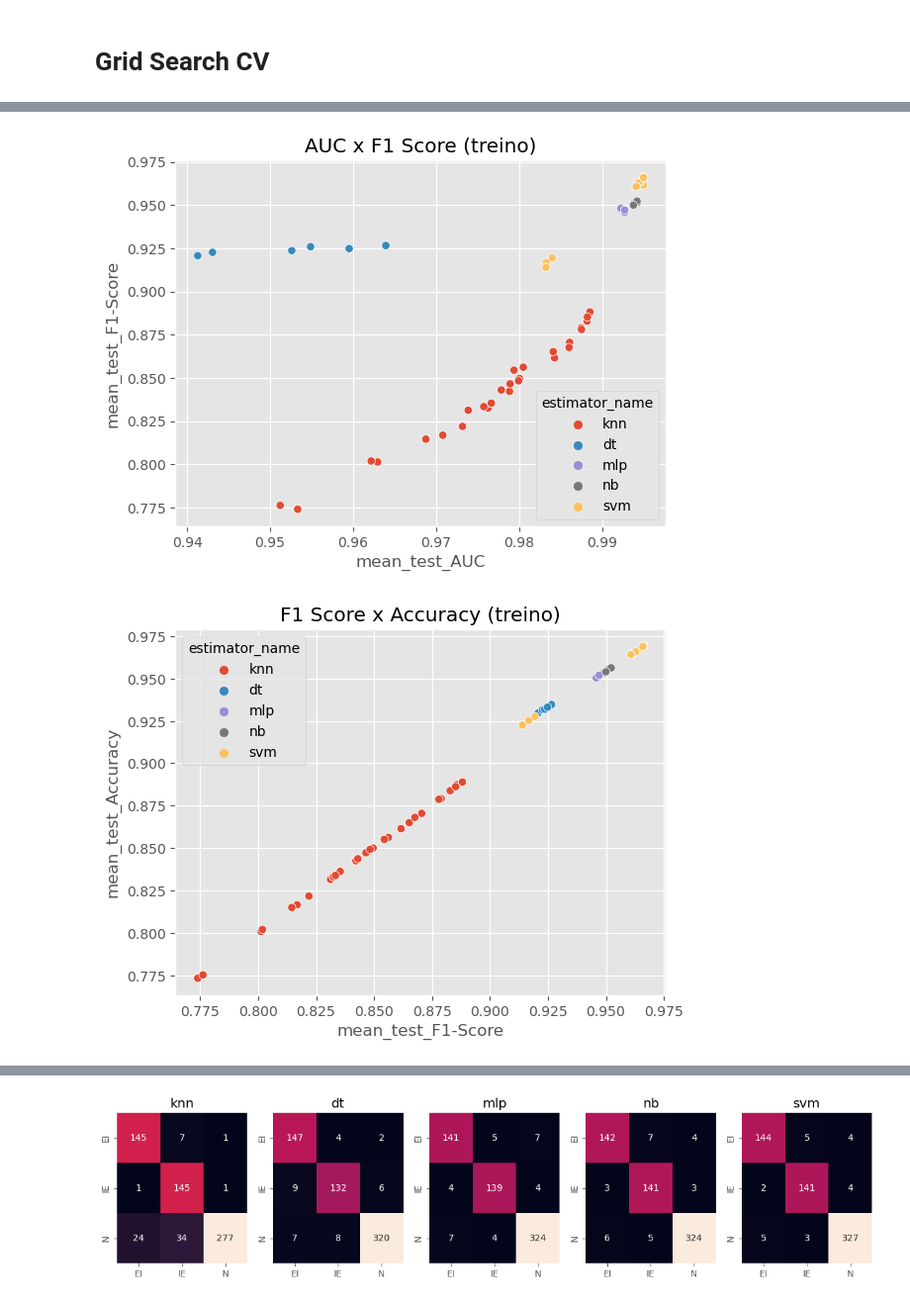
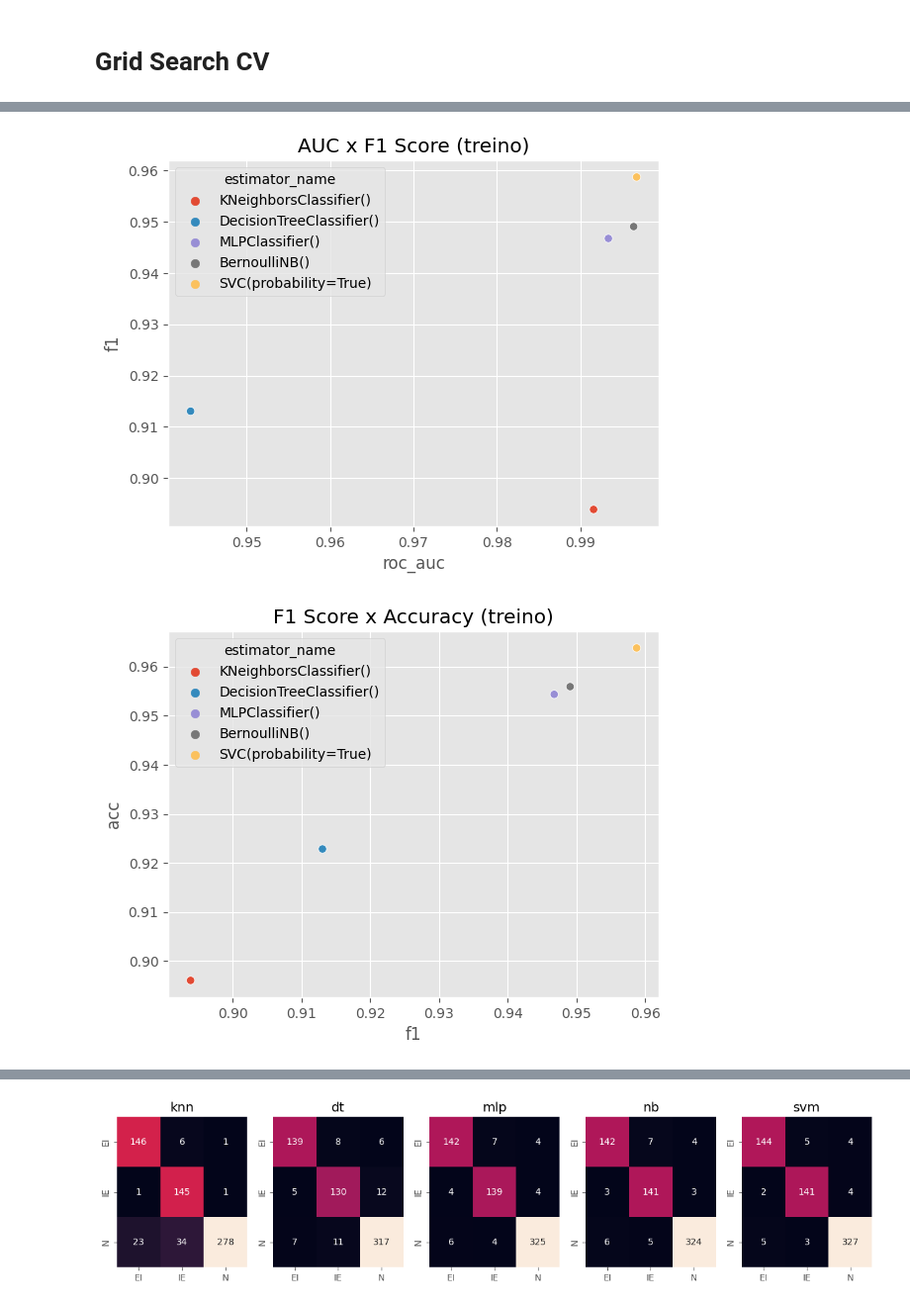
Before and after one commit to cafcaio/pes_proj_ml_1, a Jupyter notebook: splice_analysis.ipynb, the cells around one changed output, grey strips where cells are left out. Shown at 99% size. Cells and saved outputs as stored; diff of their text form; code cells hidden in the pictures.

```diff
--- a/splice_analysis.ipynb
+++ b/splice_analysis.ipynb
@@ -197,9 +236,9 @@ Parâmetros padrões para SVC(probability=True):
 param_grid = {
 
     'knn': [{
-        'metric': ['minkowski'],
-        'p': [1,2],
-        'n_neighbors': [5, 7, 9, 11, 13, 15, 17, 19, 20, 30, 40, 50, 60, 70]
+        'n_neighbors': [5, 7, 9, 11, 13, 15, 17, 19, 20, 30, 40, 50, 60, 70],
+        'weights': ['uniform', 'distance'],
+        'p': [1,2]
     },
     {
         'metric': ['hamming'],
@@ -207,16 +246,23 @@ param_grid = {
     }],
 
     'dt': {
-        'criterion': ["gini", "entropy"],
+        'criterion': ["gini", "entropy", 'log_loss'],
+        'splitter': ['best', 'random'],
         'min_samples_leaf': [1, 2, 3]
     },
 
     'mlp': {
-        'alpha': [0.01, 0.05, 0.1, 0.2]
+        'hidden_layer_sizes': [[8], [16, 32, 16], [16, 32, 64, 32, 16]],
+        'activation': ['logistic', 'tanh', 'relu'],
+        'solver': ['adam'],
+        'learning_rate_init': [1e-4, 1e-3, 1e-2, 1e-1],
+        'batch_size': [32, 64, 128, 256],
+        'max_iter': [200, 500, 1_000]
     },
 
     'nb': {
-        'alpha': [0.001, 0.01, 0.1, 1, 2, 10]
+        'alpha': [0.001, 0.01, 0.1, 1, 2, 10],
+        'fit_prior': [True, False]
     },
 
     'svm': [{
@@ -303,11 +355,11 @@ results_test = {}
 
 mlflow.end_run()
 
-for est in estimators:
+for (name, est), (_, params) in zip(estimators.items(), param_grid.items()):
 
-    est_name = str(estimators[est])
-    est_est = estimators[est]
-    est_params = param_grid[est]
+    est_name = name
+    est_est = est
+    est_params = params
 
     mlflow.start_run()
     mlflow.set_tag('estimator', est_name)
@@ -374,0 +496,4 @@ test_metrics_df = generate_test_metrics(results_test)
+# %%
+results_df = test_metrics_df.reset_index(drop=True)
+results_df['estimator_name'] = test_metrics_df.index
+results_df
@@ -375,14 +507,14 @@ test_metrics_df = generate_test_metrics(results_test)
 # %%
 #potencialmente existe algum erro de cálculo nos scors do SVM
-sns.scatterplot(x='mean_test_AUC', y='mean_test_F1-Score', data=results_df, hue='estimator_name')
+sns.scatterplot(x='roc_auc', y='f1', data=results_df, hue='estimator_name')
 plt.title("AUC x F1 Score (treino)")
 plt.show()
 # %% [output]
-[figure, old version]
+[figure, new version]
 # %%
-sns.scatterplot(x='mean_test_F1-Score', y='mean_test_Accuracy', data=results_df, hue='estimator_name')
+sns.scatterplot(x='f1', y='acc', data=results_df, hue='estimator_name')
 plt.title("F1 Score x Accuracy (treino)")
 plt.show()
 # %% [output]
-[figure, old version]
+[figure, new version]
 # %%
```
Also changed, not shown: parts of 22 cells of this notebook.
